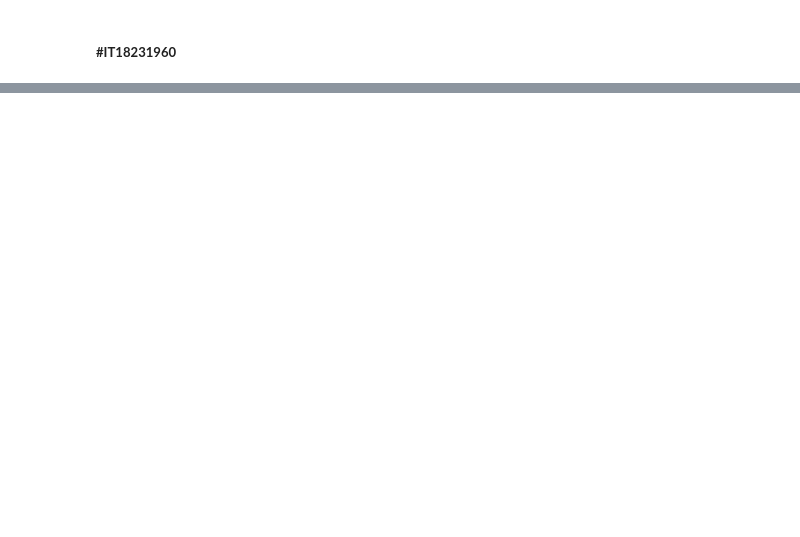
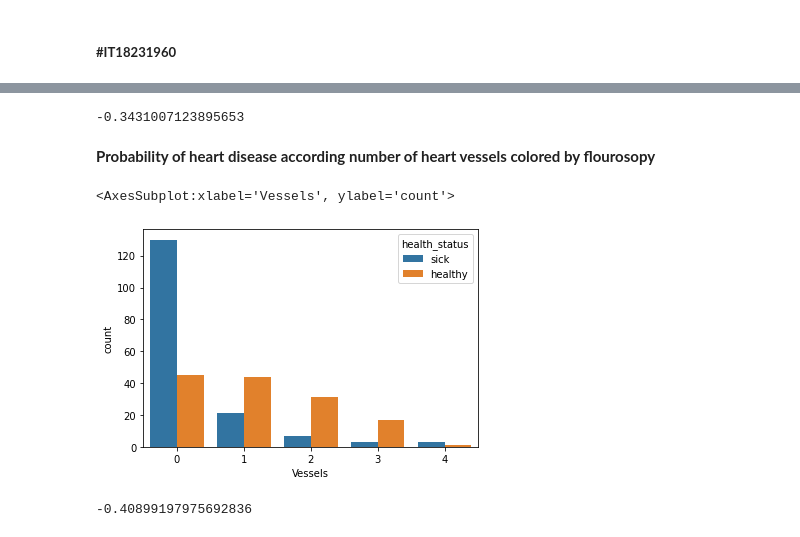
Before and after one commit to VinuriHemalka/ML_Assignment2_IT18257328_IT18257946_IT18220216_IT18231960, a Jupyter notebook: DataAnalysis.ipynb, the cells around one changed output, grey strips where cells are left out. Drawn from its saved outputs; the diff is of its cells as text; code cells hidden in the pictures; blank space fills up the shorter version.

Commit message:
Data analysis

```diff
--- a/DataAnalysis.ipynb
+++ b/DataAnalysis.ipynb
@@ -284,0 +292,15 @@ heartData['thalach'].corr(heartData['target'])#distribution of heart disease wit
+# %%
+heartData['thal'].corr(heartData['target'])#distribution of heart disease between strees
+# %% [output]
+-0.3431007123895653
+# %% [markdown]
+**Probability of heart disease according number of heart vessels colored by flourosopy**
+# %%
+sns.countplot(data=heartData, x='Vessels', hue='health_status')#distribution of heart disease between number of heart vessels colored by flourosopy
+# %% [output]
+<AxesSubplot:xlabel='Vessels', ylabel='count'>
+[figure, added]
+# %%
+heartData['Vessels'].corr(heartData['target'])#distribution of heart disease between number of heart vessels colored by flourosopy
+# %% [output]
+-0.40899197975692836
```
Also changed, not shown: parts of 18 cells of this notebook.
